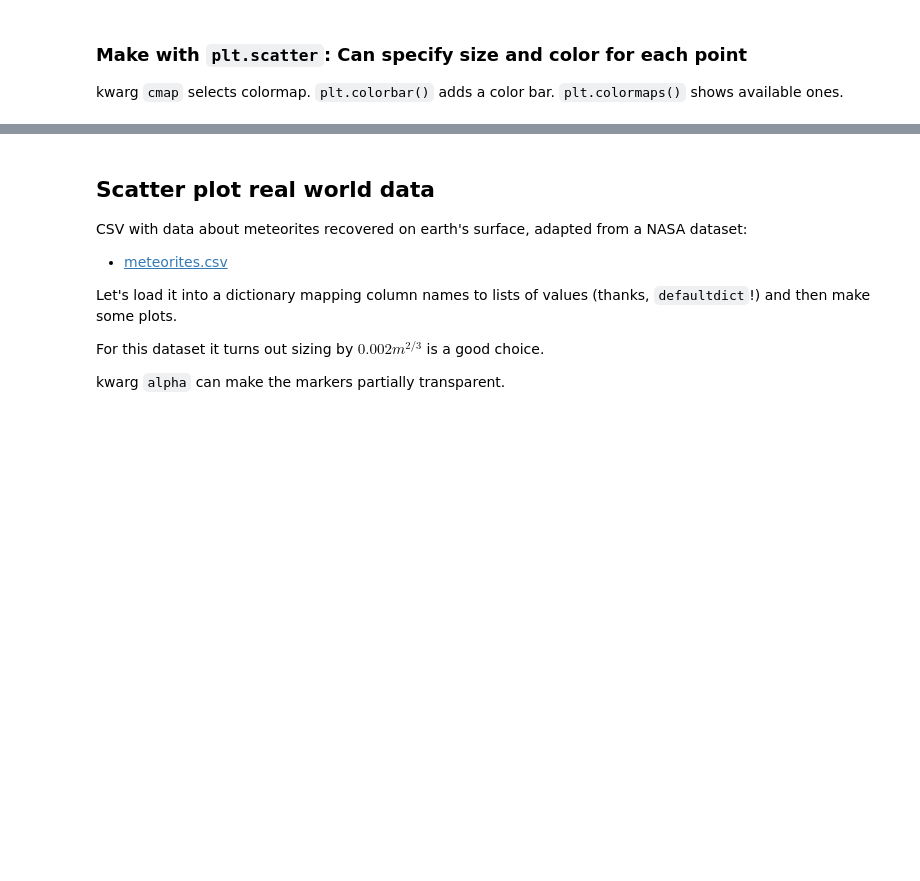
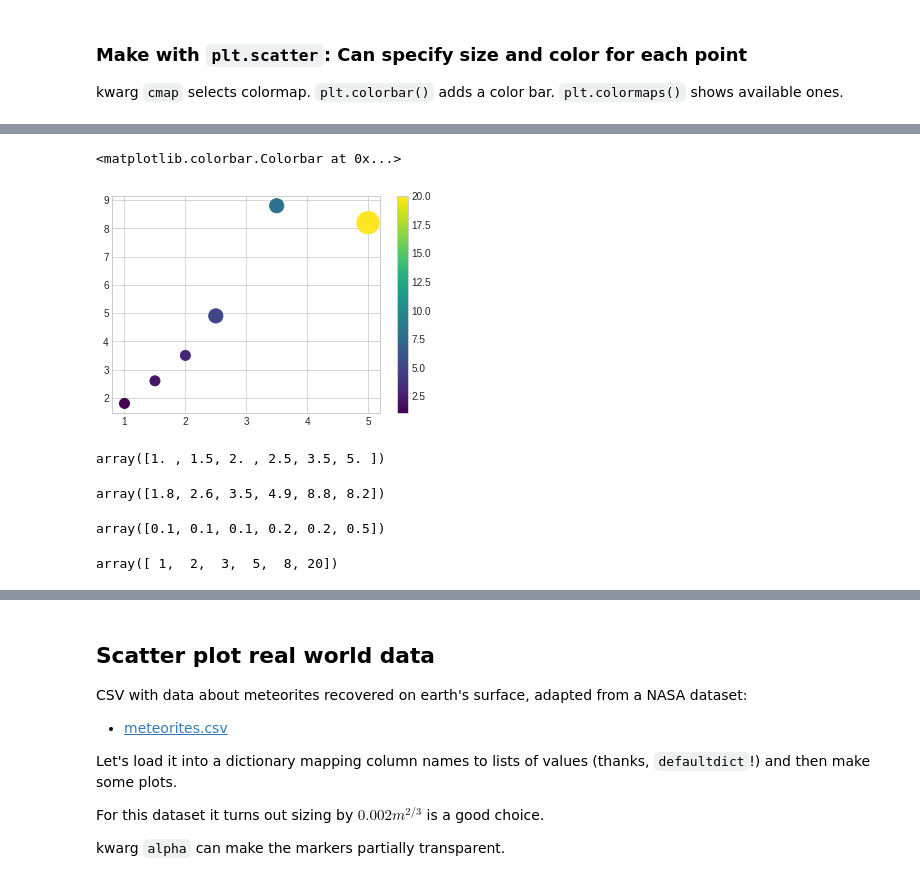
Before and after one commit to emilydumas/mcs275spring2023, a Jupyter notebook: samplecode/numpy/mpl_demo.ipynb, the cells around one changed output, grey strips where cells are left out. Drawn from its saved outputs; the diff is of its cells as text; code cells hidden in the pictures; blank space fills up the shorter version.

```diff
--- a/samplecode/numpy/mpl_demo.ipynb
+++ b/samplecode/numpy/mpl_demo.ipynb
@@ -370,0 +385,28 @@ kwarg `cmap` selects colormap.  `plt.colorbar()` adds a color bar.  `plt.colorma
+# %%
+plt.scatter(
+    n,
+    t,
+    s=1000*s,
+    c=c,    # kwarg `c` specifies the numbers that determine the colors of the markers
+    cmap="viridis"
+)
+plt.colorbar()
+# %% [output]
+<matplotlib.colorbar.Colorbar at 0x...>
+[figure, added]
+# %%
+n
+# %% [output]
+array([1. , 1.5, 2. , 2.5, 3.5, 5. ])
+# %%
+t
+# %% [output]
+array([1.8, 2.6, 3.5, 4.9, 8.8, 8.2])
+# %%
+s
+# %% [output]
+array([0.1, 0.1, 0.1, 0.2, 0.2, 0.5])
+# %%
+c
+# %% [output]
+array([ 1,  2,  3,  5,  8, 20])
```
Also changed, not shown: parts of 30 cells of this notebook.
